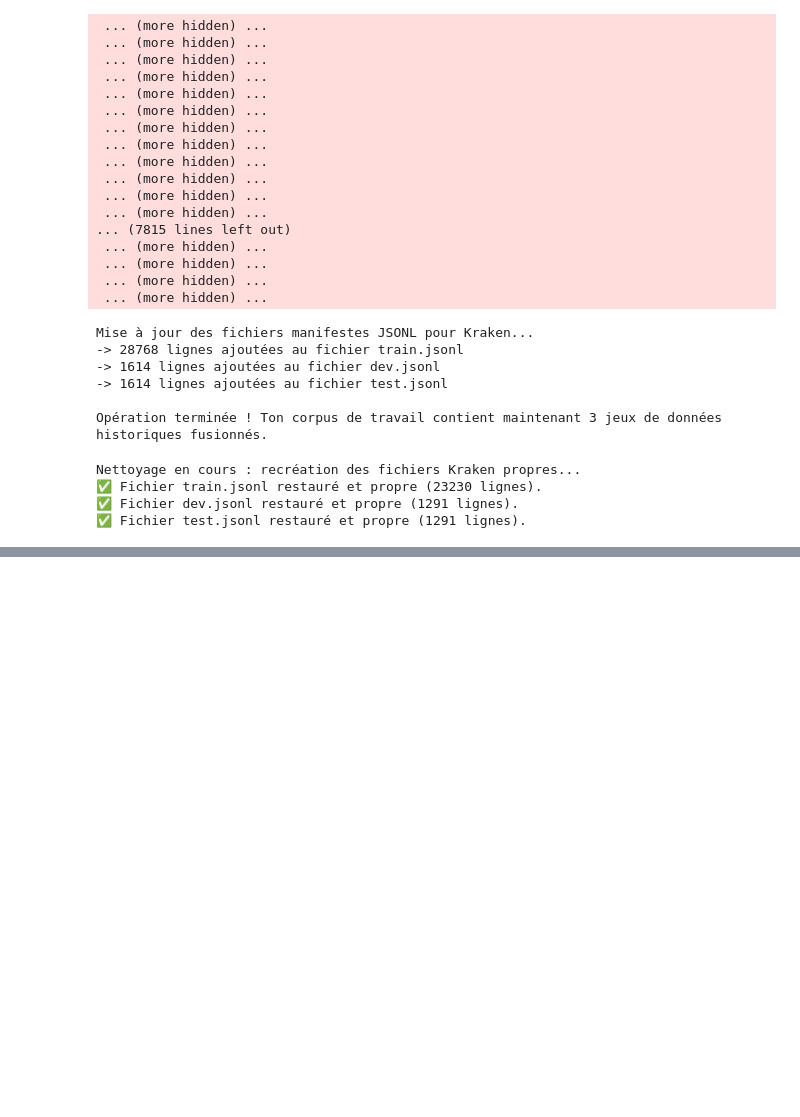
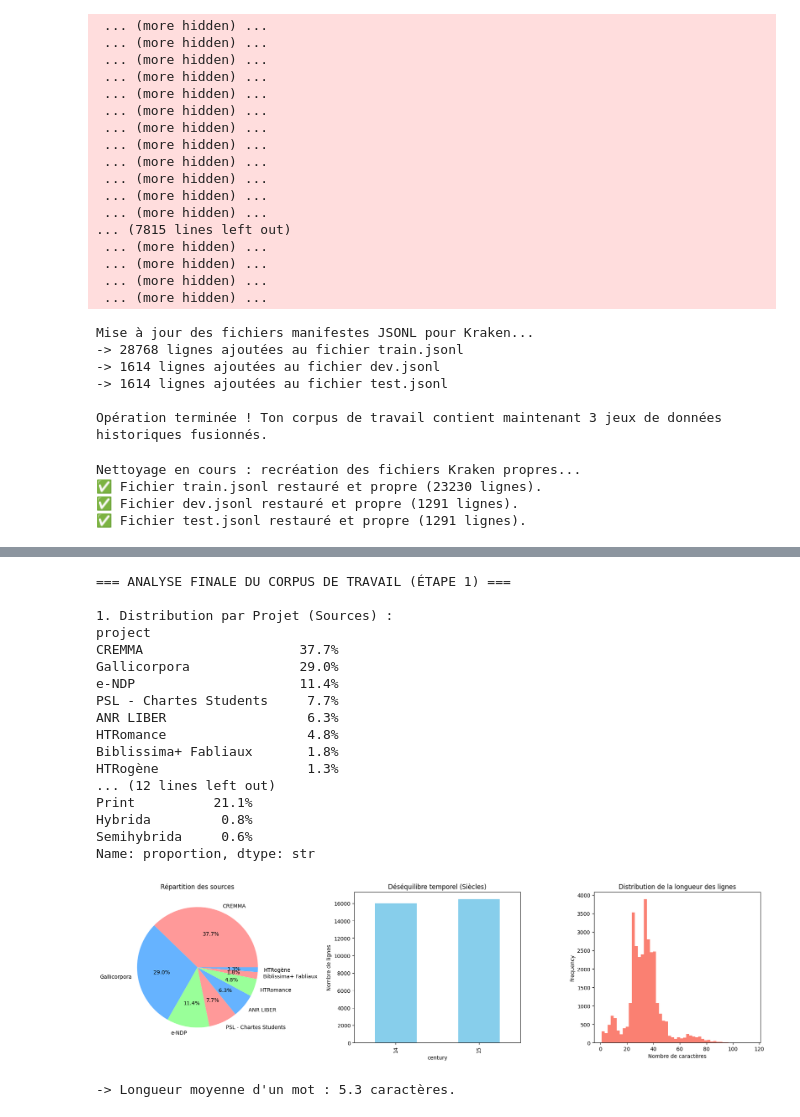
Before and after one commit to justmarruecos/htr-medieval-manuscripts-XIVe, a Jupyter notebook: experiments/01_exploration_catmus.ipynb, the cells around one changed output, grey strips where cells are left out. Saved outputs shown, nothing was run; the diff lists cells and outputs as text; code cells hidden in the pictures; blank space fills up the shorter version.

```diff
--- a/experiments/01_exploration_catmus.ipynb
+++ b/experiments/01_exploration_catmus.ipynb
@@ -280,0 +419,65 @@ Nettoyage en cours : recréation des fichiers Kraken propres...
+# %%
+import pandas as pd
+import matplotlib.pyplot as plt
+
+# 1. Chargement de notre NOUVEAU catalogue global
+df_global = pd.read_csv("../dataset_nlp/corpus_global_projet.csv")
+
+print("=== ANALYSE FINALE DU CORPUS DE TRAVAIL (ÉTAPE 1) ===\n")
+
+# 2. Preuve de la diversité documentaire (Nouveau !)
+print("1. Distribution par Projet (Sources) :")
+print(df_global['project'].value_counts(normalize=True).mul(100).round(1).astype(str) + '%')
+
+print("\n2. Distribution par siècle :")
+print(df_global['century'].value_counts(normalize=True).mul(100).round(1).astype(str) + '%')
+
+print("\n3. Distribution par type d'écriture (Script Type) :")
+print(df_global['script_type'].value_counts(normalize=True).mul(100).round(1).astype(str) + '%')
+
+# 3. Visualisation pour l'article scientifique
+fig, axes = plt.subplots(1, 3, figsize=(18, 5))
+
+# Graphique 1 : Les Projets
+df_global['project'].value_counts().plot(kind='pie', ax=axes[0], autopct='%1.1f%%', colors=['#ff9999','#66b3ff','#99ff99'])
+axes[0].set_title('Répartition des sources')
+axes[0].set_ylabel('')
+
+# Graphique 2 : Les Siècles
+df_global['century'].value_counts().sort_index().plot(kind='bar', ax=axes[1], color='skyblue')
+axes[1].set_title('Déséquilibre temporel (Siècles)')
+axes[1].set_ylabel('Nombre de lignes')
+
+# Graphique 3 : Longueur des lignes
+df_global['text'].apply(lambda x: len(str(x))).plot(kind='hist', bins=50, ax=axes[2], color='salmon')
+axes[2].set_title('Distribution de la longueur des lignes')
+axes[2].set_xlabel('Nombre de caractères')
+
+plt.tight_layout()
+plt.show()
+
+# 4. Longueur moyenne (Indicateur d'abréviations)
+df_global['line_length'] = df_global['text'].apply(lambda x: len(str(x)))
+df_global['word_count'] = df_global['text'].apply(lambda x: len(str(x).split()))
+df_global['avg_word_length'] = df_global['line_length'] / df_global['word_count']
+print(f"\n-> Longueur moyenne d'un mot : {df_global['avg_word_length'].mean():.1f} caractères.")
+# %% [output]
+=== ANALYSE FINALE DU CORPUS DE TRAVAIL (ÉTAPE 1) ===
+
+1. Distribution par Projet (Sources) :
+project
+CREMMA                    37.7%
+Gallicorpora              29.0%
+e-NDP                     11.4%
+PSL - Chartes Students     7.7%
+ANR LIBER                  6.3%
+HTRomance                  4.8%
+Biblissima+ Fabliaux       1.8%
+HTRogène                   1.3%
+... (12 lines left out)
+Print          21.1%
+Hybrida         0.8%
+Semihybrida     0.6%
+Name: proportion, dtype: str
+[figure, added]
+-> Longueur moyenne d'un mot : 5.3 caractères.
```
Also changed, not shown: parts of 2 cells of this notebook, 1 other file.
